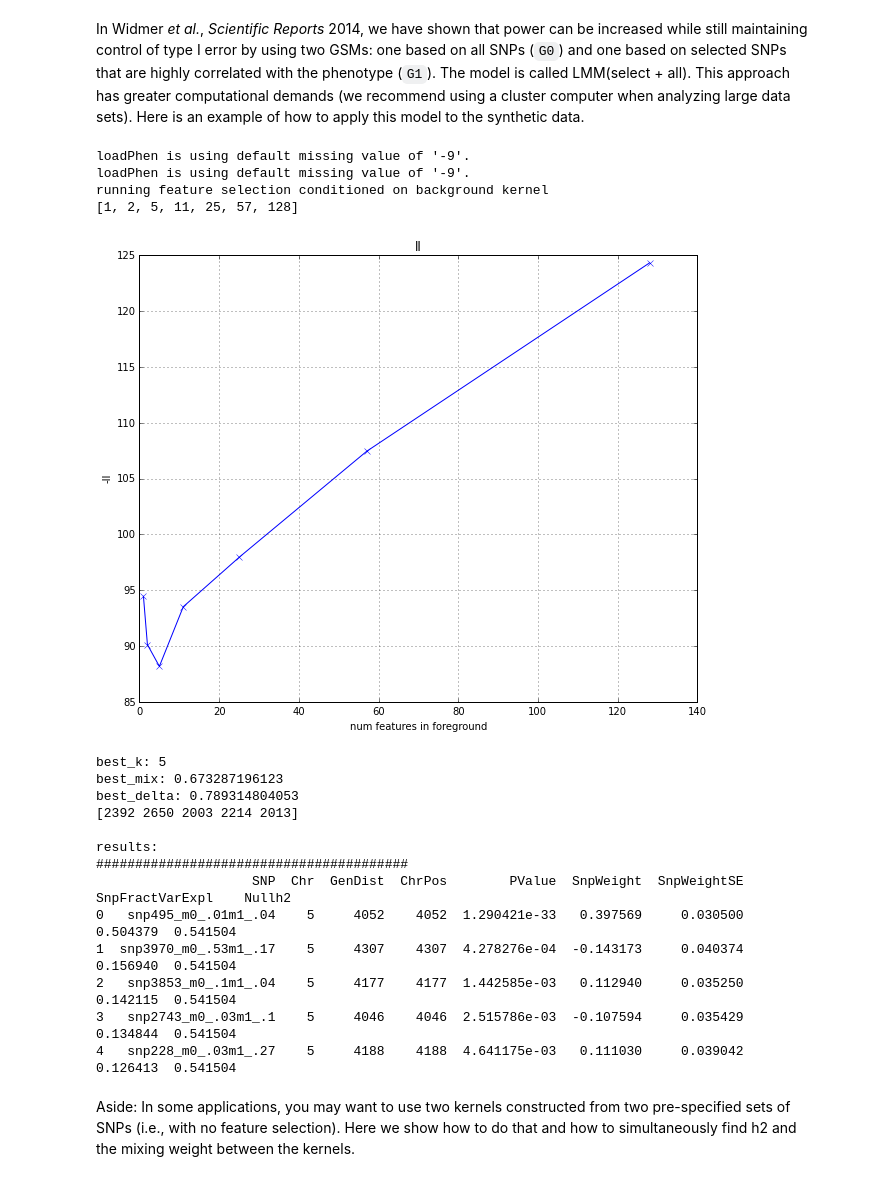
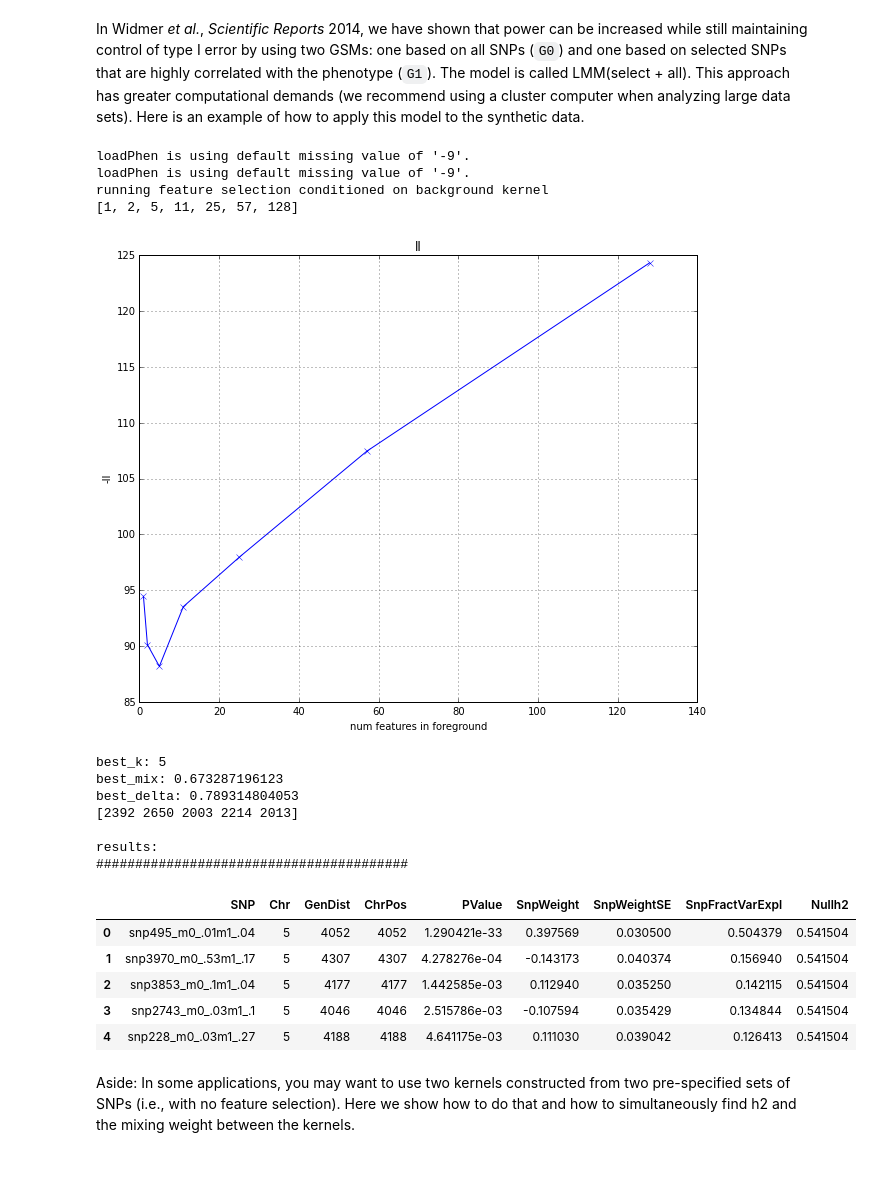
Before and after one commit to rpool/FaST-LMM, a Jupyter notebook: doc/ipynb/FaST-LMM.ipynb, the cells around one changed output. Saved outputs shown, nothing was run; the diff lists cells and outputs as text; code cells hidden in the pictures.

```diff
--- a/doc/ipynb/FaST-LMM.ipynb
+++ b/doc/ipynb/FaST-LMM.ipynb
@@ -172,40 +162,40 @@ select.plot_results(measure="ll")
 
 # print results
 print "best_k:", best_k
 print "best_mix:", best_mix
 print "best_delta:", best_delta
 
 
 ###############################
 # use selected SNPs to build G1
 print feat_idx
 G1 = G0[:,feat_idx]
 
 results_df = single_snp(test_snps, pheno, G0=G0, G1=G1, mixing=best_mix, h2=None)
 
 print
 print "results:"
 print "#"*40
-print results_df.head()
+results_df.head()
 # %% [output]
 loadPhen is using default missing value of '-9'.
 loadPhen is using default missing value of '-9'.
 running feature selection conditioned on background kernel
 [1, 2, 5, 11, 25, 57, 128]
 [figure]
 best_k: 5
 best_mix: 0.673287196123
 best_delta: 0.789314804053
 [2392 2650 2003 2214 2013]
 
 results:
 ########################################
-                    SNP  Chr  GenDist  ChrPos        PValue  SnpWeight  SnpWeightSE  SnpFractVarExpl    Nullh2
-0   snp495_m0_.01m1_.04    5     4052    4052  1.290421e-33   0.397569     0.030500         0.504379  0.541504
-1  snp3970_m0_.53m1_.17    5     4307    4307  4.278276e-04  -0.143173     0.040374         0.156940  0.541504
-2   snp3853_m0_.1m1_.04    5     4177    4177  1.442585e-03   0.112940     0.035250         0.142115  0.541504
-3   snp2743_m0_.03m1_.1    5     4046    4046  2.515786e-03  -0.107594     0.035429         0.134844  0.541504
-4   snp228_m0_.03m1_.27    5     4188    4188  4.641175e-03   0.111030     0.039042         0.126413  0.541504
+|  | SNP | Chr | GenDist | ChrPos | PValue | SnpWeight | SnpWeightSE | SnpFractVarExpl | Nullh2 |
+| 0 | snp495_m0_.01m1_.04 | 5 | 4052 | 4052 | 1.290421e-33 | 0.397569 | 0.030500 | 0.504379 | 0.541504 |
+| 1 | snp3970_m0_.53m1_.17 | 5 | 4307 | 4307 | 4.278276e-04 | -0.143173 | 0.040374 | 0.156940 | 0.541504 |
+| 2 | snp3853_m0_.1m1_.04 | 5 | 4177 | 4177 | 1.442585e-03 | 0.112940 | 0.035250 | 0.142115 | 0.541504 |
+| 3 | snp2743_m0_.03m1_.1 | 5 | 4046 | 4046 | 2.515786e-03 | -0.107594 | 0.035429 | 0.134844 | 0.541504 |
+| 4 | snp228_m0_.03m1_.27 | 5 | 4188 | 4188 | 4.641175e-03 | 0.111030 | 0.039042 | 0.126413 | 0.541504 |
 # %% [markdown]
 Aside: In some applications, you may want to use two kernels constructed from two pre-specified sets of SNPs (i.e., with no feature selection). Here we show how to do that and how to simultaneously find h2 and the mixing weight between the kernels.
 # %%
```
Also changed, not shown: parts of 6 cells of this notebook, 1 other file.
